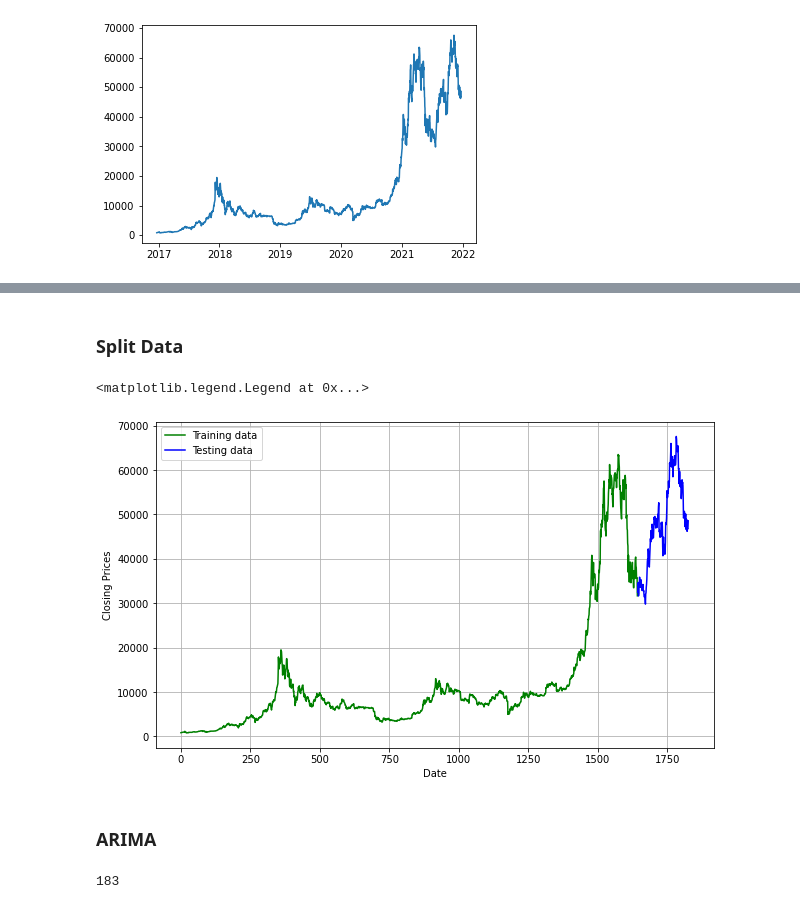
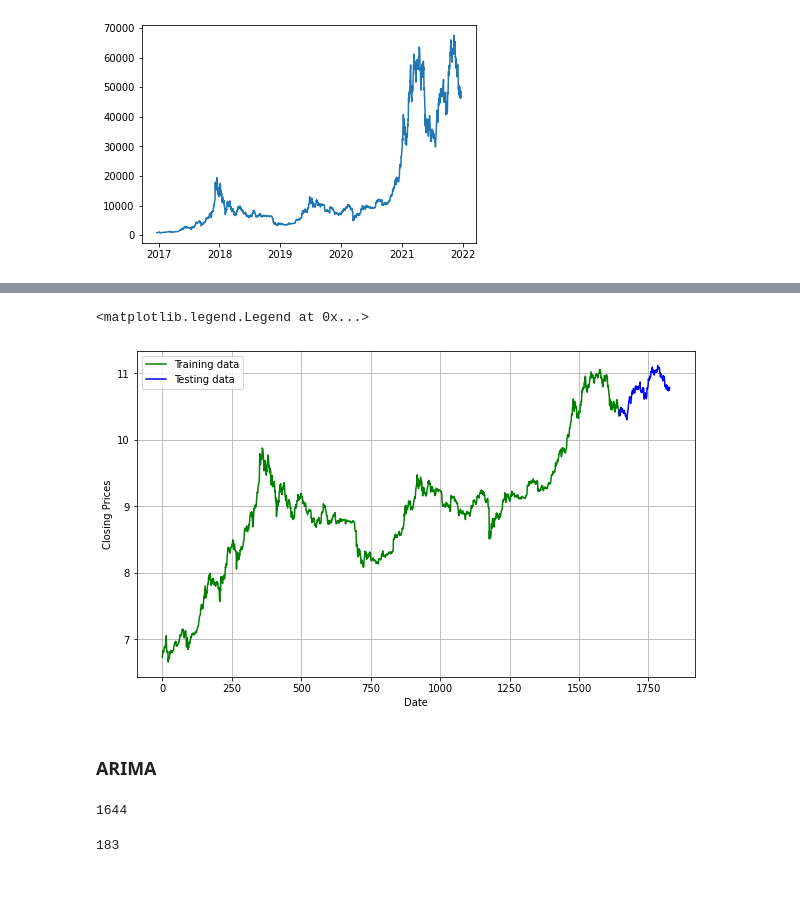
Before and after one commit to marina-sam14/BitcoinClosePricePrediction, a Jupyter notebook: ARIMA.ipynb, the cells around one changed output, grey strips where cells are left out. Drawn from its saved outputs; the diff is of its cells as text; code cells hidden in the pictures.

```diff
--- a/ARIMA.ipynb
+++ b/ARIMA.ipynb
@@ -44,3 +48,5 @@ plt.plot(dataset['Date'],dataset['Close'])
 # %% [output]
 [<matplotlib.lines.Line2D at 0x...>]
 [figure]
+# %%
+ts = dataset['Close'].copy()
@@ -46,0 +86,3 @@ plt.plot(dataset['Date'],dataset['Close'])
+# %%
+ts_log = np.log(ts)
+plt.plot(ts_log)
@@ -61,22 +151,24 @@ df.describe()
-# %% [markdown]
-### Split Data
 # %%
-to_row = int(len(df)*0.9)
-training_data = list(df[0:to_row]['Close'])
-testing_data = list(df[to_row:]['Close'])
+to_row = int(len(ts_log)*0.9)
+training_data = list(ts_log[0:to_row])
+testing_data = list(ts_log[to_row:])
 # %%
 plt.figure(figsize=(10,6))
 plt.grid(True)
 plt.xlabel("Date")
 plt.ylabel("Closing Prices")
-plt.plot(df[0:to_row]['Close'],'green',label="Training data")
-plt.plot(df[to_row:]['Close'],'blue',label="Testing data")
+plt.plot(ts_log[0:to_row],'green',label="Training data")
+plt.plot(ts_log[to_row:],'blue',label="Testing data")
 plt.legend()
 # %% [output]
 <matplotlib.legend.Legend at 0x...>
-[figure, old version]
+[figure, new version]
 # %% [markdown]
 ### ARIMA
+# %%
+len(training_data)
+# %% [output]
+1644
 # %%
 len(testing_data)
 # %% [output]
```
Also changed, not shown: parts of 30 cells of this notebook.
